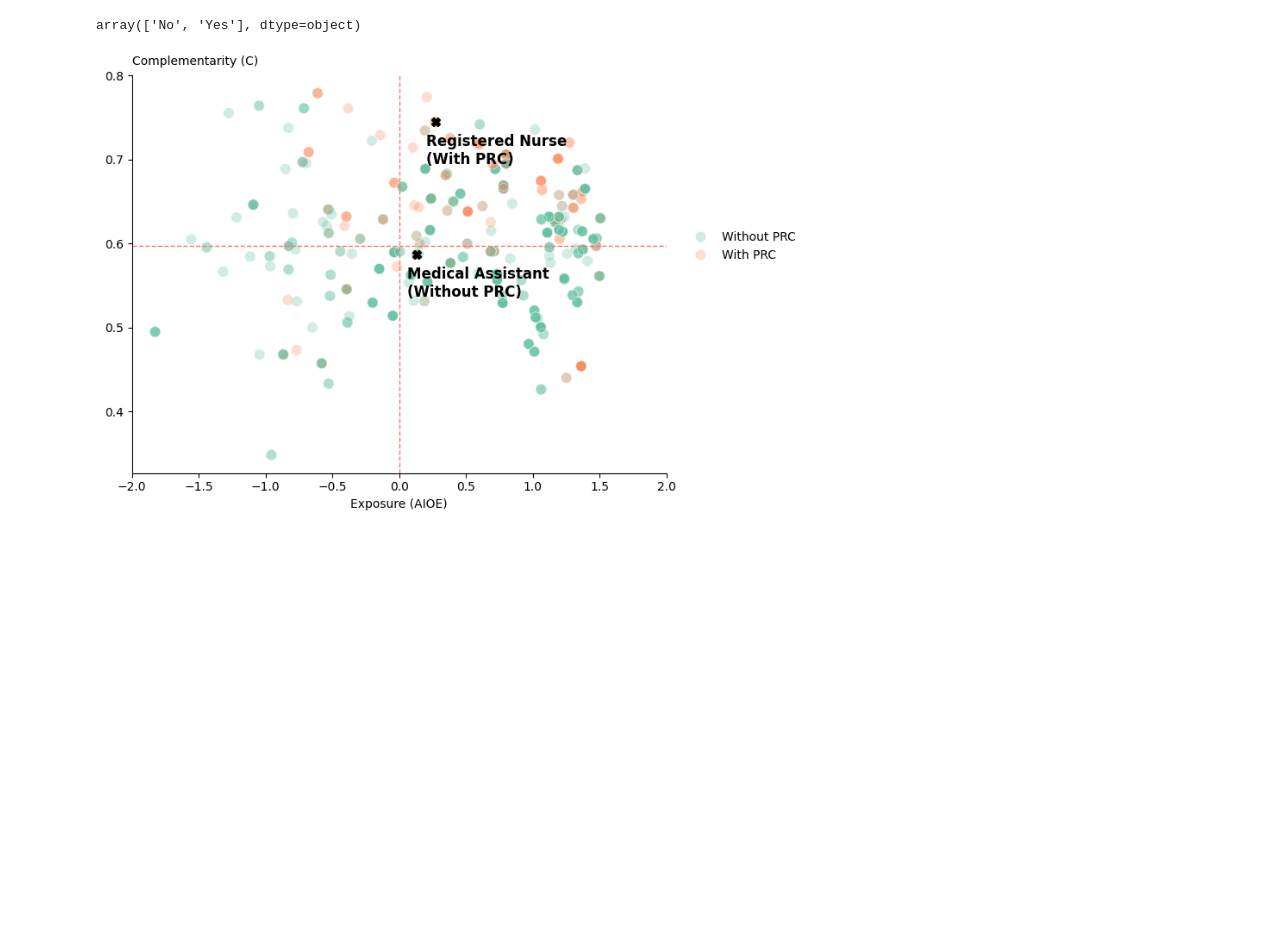
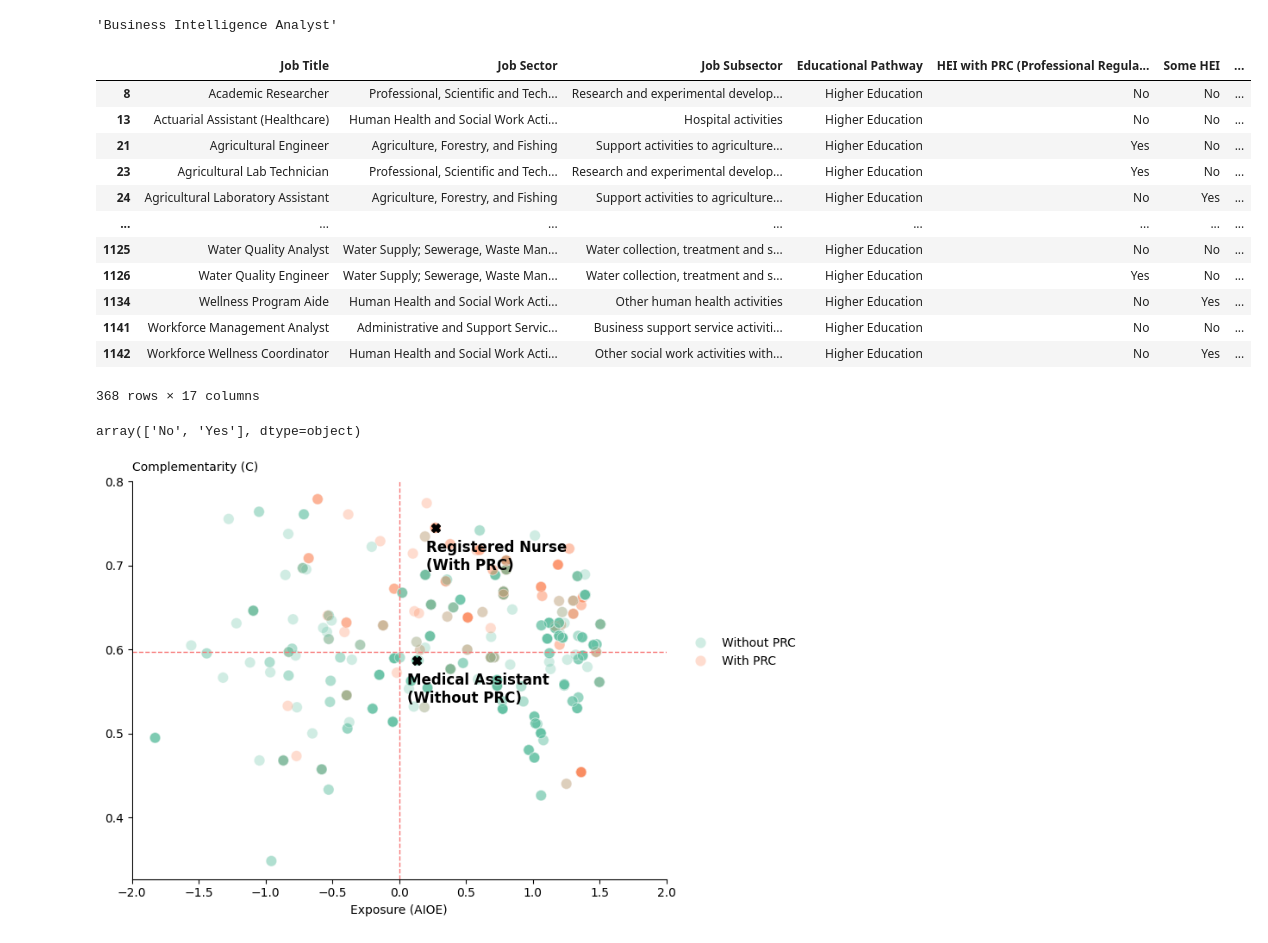
Before and after one commit to BSDSBA-JF/wadwani_intern, a Jupyter notebook: 01_mca_job_list/Combining/combining.ipynb, the cells around one changed output. Saved outputs shown, nothing was run; the diff lists cells and outputs as text; code cells hidden in the pictures; blank space fills up the shorter version.

```diff
--- a/01_mca_job_list/Combining/combining.ipynb
+++ b/01_mca_job_list/Combining/combining.ipynb
@@ -157,3 +183,23 @@ plt.show()
+# %%
+'Business Intelligence Analyst'
+# %% [output]
+'Business Intelligence Analyst'
+# %%
+combined_df[combined_df['Classification'] == 'Augmented']
+# %% [output]
+|  | Job Title | Job Sector | Job Subsector | Educational Pathway | HEI with PRC (Professional Regula... | Some HEI | ... |
+| 8 | Academic Researcher | Professional, Scientific and Tech... | Research and experimental develop... | Higher Education | No | No | ... |
+| 13 | Actuarial Assistant (Healthcare) | Human Health and Social Work Acti... | Hospital activities | Higher Education | No | No | ... |
+| 21 | Agricultural Engineer | Agriculture, Forestry, and Fishing | Support activities to agriculture... | Higher Education | Yes | No | ... |
+| 23 | Agricultural Lab Technician | Professional, Scientific and Tech... | Research and experimental develop... | Higher Education | Yes | No | ... |
+| 24 | Agricultural Laboratory Assistant | Agriculture, Forestry, and Fishing | Support activities to agriculture... | Higher Education | No | Yes | ... |
+| ... | ... | ... | ... | ... | ... | ... | ... |
+| 1125 | Water Quality Analyst | Water Supply; Sewerage, Waste Man... | Water collection, treatment and s... | Higher Education | No | No | ... |
+| 1126 | Water Quality Engineer | Water Supply; Sewerage, Waste Man... | Water collection, treatment and s... | Higher Education | Yes | No | ... |
+| 1134 | Wellness Program Aide | Human Health and Social Work Acti... | Other human health activities | Higher Education | No | Yes | ... |
+| 1141 | Workforce Management Analyst | Administrative and Support Servic... | Business support service activiti... | Higher Education | No | No | ... |
+| 1142 | Workforce Wellness Coordinator | Human Health and Social Work Acti... | Other social work activities with... | Higher Education | No | Yes | ... |
+368 rows × 17 columns
 # %%
 combined_df['HEI with PRC (Professional Regulation Commission) Exam'].unique()
 # %% [output]
```
Also changed, not shown: parts of 3 cells of this notebook, 12 other files.
